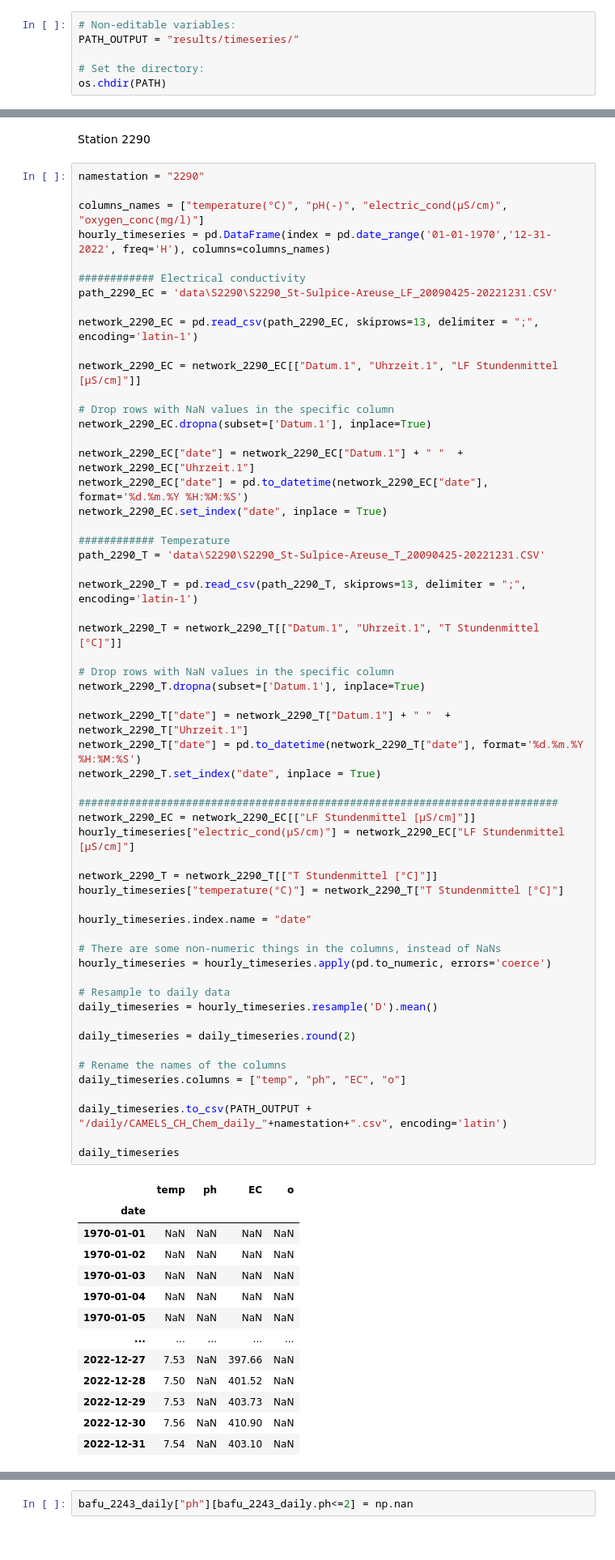
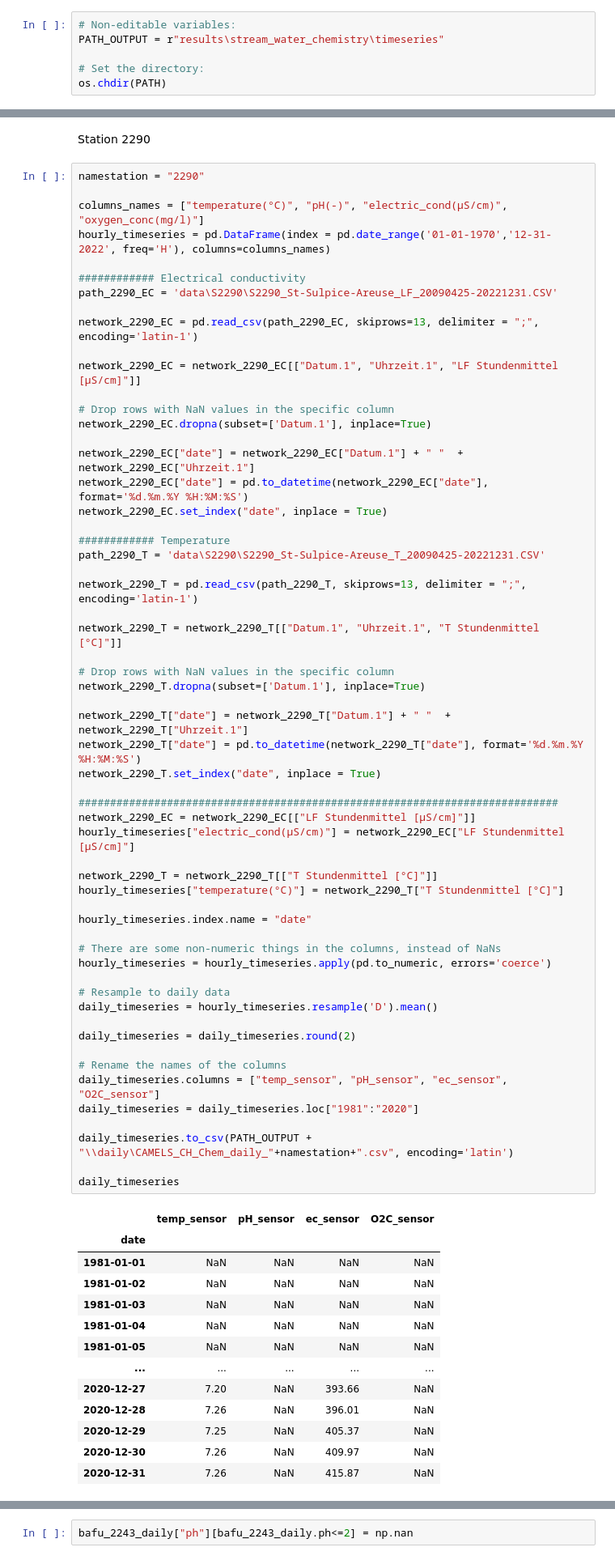
Before and after one commit to thiagovmdon/camels-ch-chem-paper, a Jupyter notebook: code/02_CAMELS_CH_CHEM_BAFU_DAILY.ipynb, the cells around one changed output, grey strips where cells are left out. Shown at 81% size. Cells and saved outputs as stored; diff of their text form.

```diff
--- a/code/02_CAMELS_CH_CHEM_BAFU_DAILY.ipynb
+++ b/code/02_CAMELS_CH_CHEM_BAFU_DAILY.ipynb
@@ -56,7 +56,7 @@ warnings.filterwarnings("ignore")
 * #### The users should NOT change anything in the code below here.
 # %%
 # Non-editable variables:
-PATH_OUTPUT = "results/timeseries/"
+PATH_OUTPUT = r"results\stream_water_chemistry\timeseries"
 
 # Set the directory:
 os.chdir(PATH)
@@ -398,45 +383,46 @@ network_2290_T = network_2290_T[["Datum.1", "Uhrzeit.1", "T Stundenmittel [°C]"
 
 # Drop rows with NaN values in the specific column
 network_2290_T.dropna(subset=['Datum.1'], inplace=True)
 
 network_2290_T["date"] = network_2290_T["Datum.1"] + " "  + network_2290_T["Uhrzeit.1"]
 network_2290_T["date"] = pd.to_datetime(network_2290_T["date"], format='%d.%m.%Y %H:%M:%S')
 network_2290_T.set_index("date", inplace = True)
 
 ############################################################################
 network_2290_EC = network_2290_EC[["LF Stundenmittel [µS/cm]"]]
 hourly_timeseries["electric_cond(µS/cm)"] = network_2290_EC["LF Stundenmittel [µS/cm]"]
 
 network_2290_T = network_2290_T[["T Stundenmittel [°C]"]]
 hourly_timeseries["temperature(°C)"] = network_2290_T["T Stundenmittel [°C]"]
 
 hourly_timeseries.index.name = "date"
 
 # There are some non-numeric things in the columns, instead of NaNs
 hourly_timeseries = hourly_timeseries.apply(pd.to_numeric, errors='coerce')
 
 # Resample to daily data
 daily_timeseries = hourly_timeseries.resample('D').mean()
 
 daily_timeseries = daily_timeseries.round(2)
 
 # Rename the names of the columns
-daily_timeseries.columns = ["temp", "ph", "EC", "o"]
+daily_timeseries.columns = ["temp_sensor", "pH_sensor", "ec_sensor", "O2C_sensor"]
+daily_timeseries = daily_timeseries.loc["1981":"2020"]
 
-daily_timeseries.to_csv(PATH_OUTPUT + "/daily/CAMELS_CH_Chem_daily_"+namestation+".csv", encoding='latin')
+daily_timeseries.to_csv(PATH_OUTPUT + "\\daily\CAMELS_CH_Chem_daily_"+namestation+".csv", encoding='latin')
 
 daily_timeseries
 # %% [output]
-|  | temp | ph | EC | o |
+|  | temp_sensor | pH_sensor | ec_sensor | O2C_sensor |
 | date |  |  |  |  |
-| 1970-01-01 | NaN | NaN | NaN | NaN |
-| 1970-01-02 | NaN | NaN | NaN | NaN |
-| 1970-01-03 | NaN | NaN | NaN | NaN |
-| 1970-01-04 | NaN | NaN | NaN | NaN |
-| 1970-01-05 | NaN | NaN | NaN | NaN |
+| 1981-01-01 | NaN | NaN | NaN | NaN |
+| 1981-01-02 | NaN | NaN | NaN | NaN |
+| 1981-01-03 | NaN | NaN | NaN | NaN |
+| 1981-01-04 | NaN | NaN | NaN | NaN |
+| 1981-01-05 | NaN | NaN | NaN | NaN |
 | ... | ... | ... | ... | ... |
-| 2022-12-27 | 7.53 | NaN | 397.66 | NaN |
-| 2022-12-28 | 7.50 | NaN | 401.52 | NaN |
-| 2022-12-29 | 7.53 | NaN | 403.73 | NaN |
-| 2022-12-30 | 7.56 | NaN | 410.90 | NaN |
-| 2022-12-31 | 7.54 | NaN | 403.10 | NaN |
+| 2020-12-27 | 7.20 | NaN | 393.66 | NaN |
+| 2020-12-28 | 7.26 | NaN | 396.01 | NaN |
+| 2020-12-29 | 7.25 | NaN | 405.37 | NaN |
+| 2020-12-30 | 7.26 | NaN | 409.97 | NaN |
+| 2020-12-31 | 7.26 | NaN | 415.87 | NaN |
```
Also changed, not shown: parts of 11 cells of this notebook, 13 other files.
